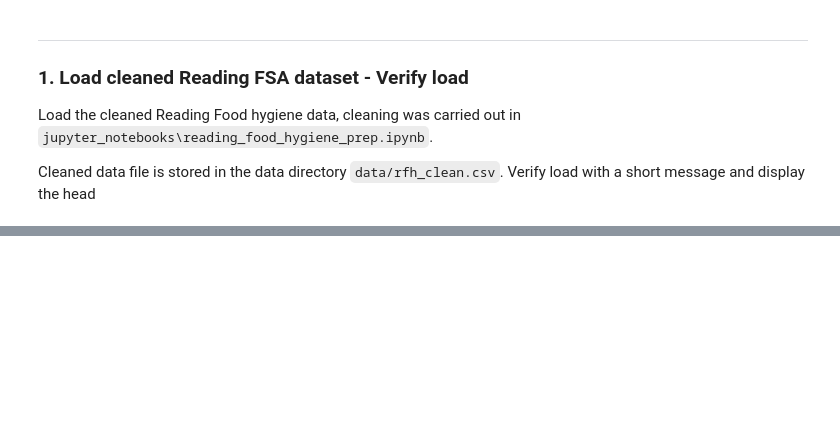
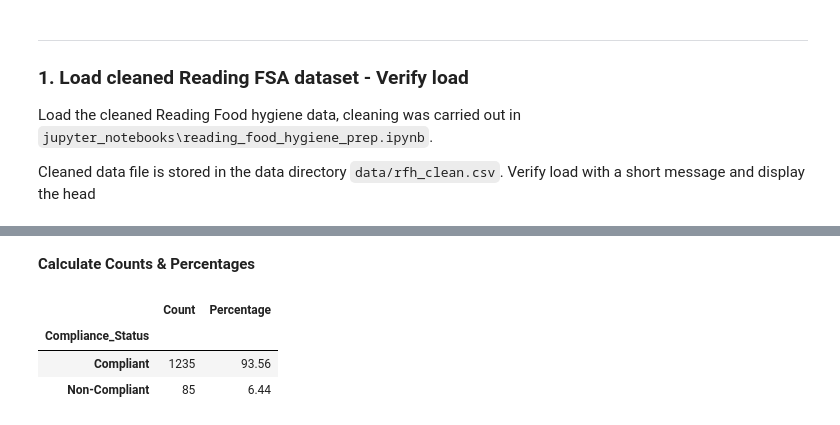
Before and after one commit to danb160/reading_food_hygiene_analysis, a Jupyter notebook: jupyter_notebooks/rfh_analysis_and_visualisations.ipynb, the cells around one changed output, grey strips where cells are left out. Drawn from its saved outputs; the diff is of its cells as text; code cells hidden in the pictures; blank space fills up the shorter version.

```diff
--- a/jupyter_notebooks/rfh_analysis_and_visualisations.ipynb
+++ b/jupyter_notebooks/rfh_analysis_and_visualisations.ipynb
@@ -87,0 +126,17 @@ Dataset loaded successfully!
+# %% [markdown]
+**Calculate Counts & Percentages**
+# %%
+# Display the counts of each compliance status and their percentages
+compliance_counts = df['Compliance_Status'].value_counts()
+compliance_percentages = df['Compliance_Status'].value_counts(normalize=True) * 100
+
+compliance_summary = pd.DataFrame({
+    'Count': compliance_counts,
+    'Percentage': compliance_percentages.round(2)
+})
+display(compliance_summary)
+# %% [output]
+|  | Count | Percentage |
+| Compliance_Status |  |  |
+| Compliant | 1235 | 93.56 |
+| Non-Compliant | 85 | 6.44 |
```
Also changed, not shown: parts of 6 cells of this notebook.
